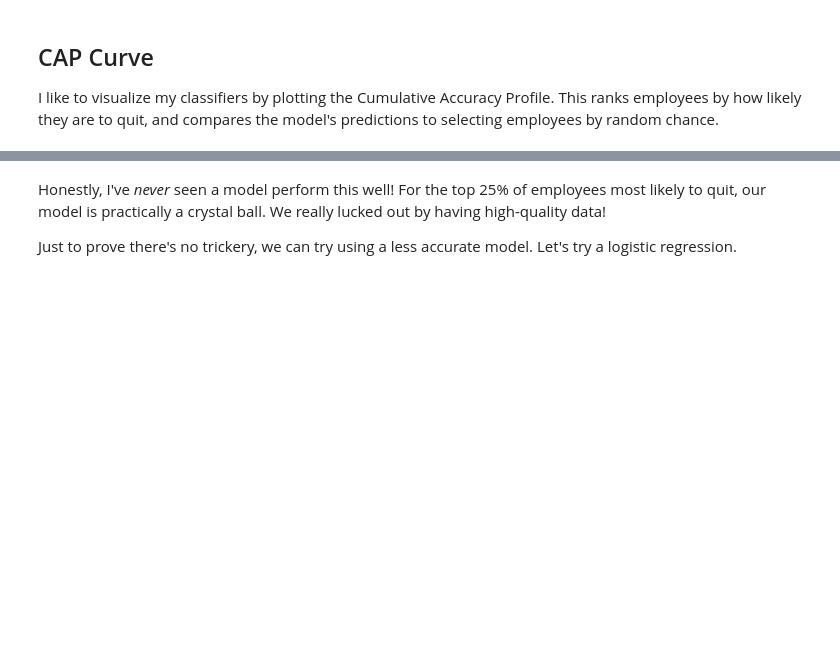
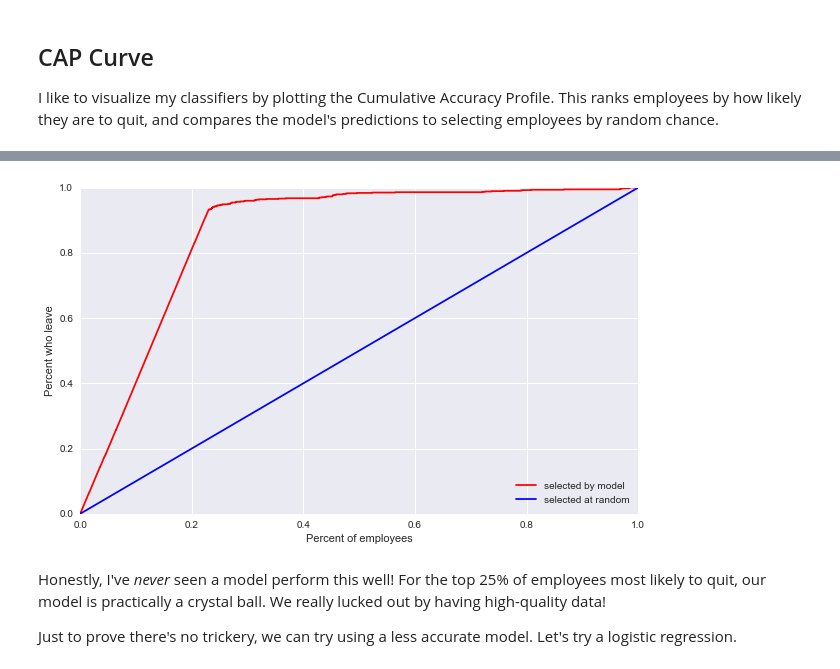
Before and after one commit to vincefav/machine-learning-portfolio, a Jupyter notebook: HR Analytics.ipynb, the cells around one changed output, grey strips where cells are left out. Cells and saved outputs as stored; diff of their text form; code cells hidden in the pictures; blank space fills up the shorter version.

```diff
--- a/HR Analytics.ipynb
+++ b/HR Analytics.ipynb
@@ -284,3 +309,24 @@ plot_cap_curve(results)
+# %%
+def plot_cap_curve(df):
+    plt.plot(df.random_select_pct, df.model_select_pct, color='red',
+             label='selected by model')
+    plt.plot(df.random_select_pct, df.random_select_pct, color='blue',
+             label='selected at random')
+
+    plt.ylabel('Percent who leave')
+    plt.xlabel('Percent of employees')
+
+    plt.ylim(0,1)
+    plt.xlim(0,1)
+
+
+    plt.legend()
+    from pylab import rcParams
+    rcParams['figure.figsize'] = 10, 6
+
+plot_cap_curve(results)
+# %% [output]
+[figure, added]
 # %% [markdown]
 Honestly, I've *never* seen a model perform this well! For the top 25% of employees most likely to quit, our model is practically a crystal ball. We really lucked out by having high-quality data!
 
```
Also changed, not shown: parts of 14 cells of this notebook.
